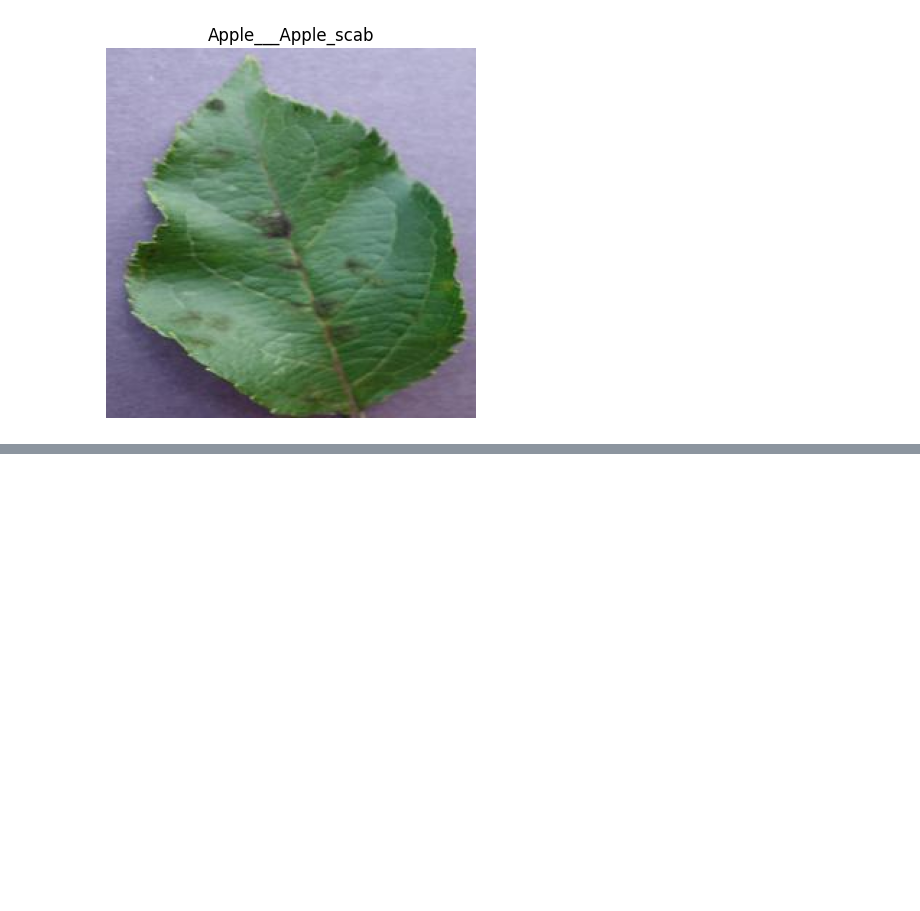
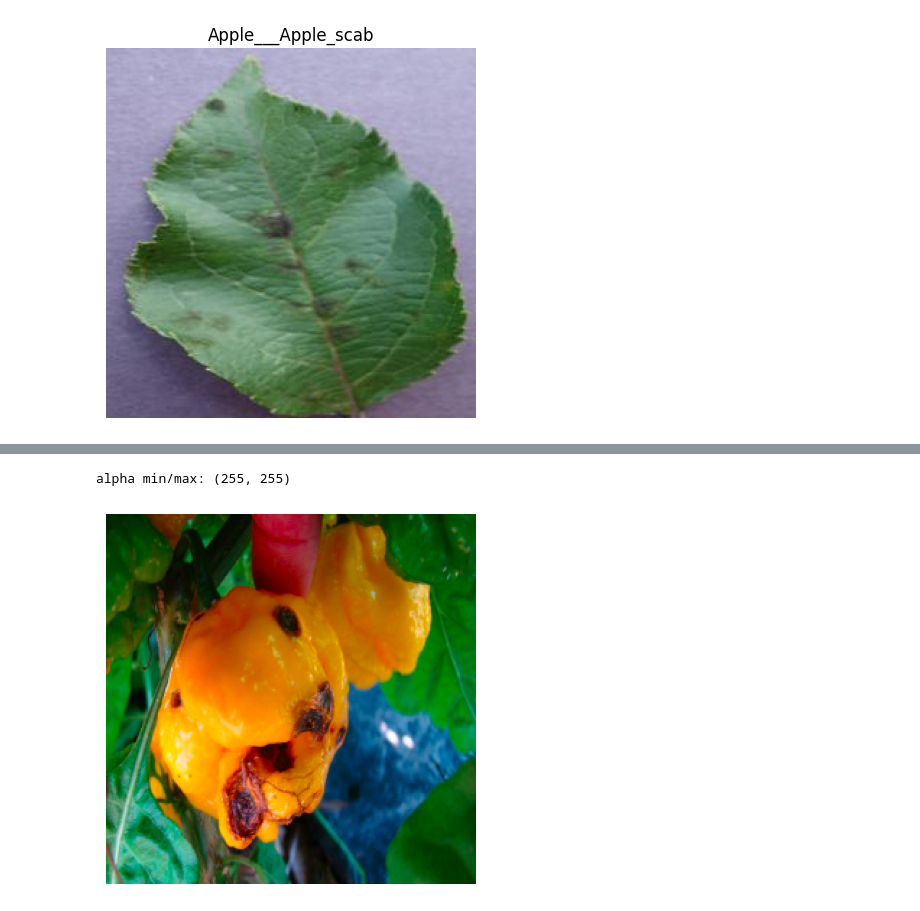
Before and after one commit to AlaaTaima/plant-model, a Jupyter notebook: plantmodel.ipynb, the cells around one changed output, grey strips where cells are left out. Cells and saved outputs as stored; diff of their text form; code cells hidden in the pictures; blank space fills up the shorter version.

```diff
--- a/plantmodel.ipynb
+++ b/plantmodel.ipynb
@@ -53,0 +176,18 @@ plt.show()
+# %%
+#شاهد الصورة وتحقق هل فيها شفافية فعلية
+#النتيجة (255, 255): القناة الرابعة كلها معتمة، والتحويل إلى RGB آمن تماماً.
+import matplotlib.pyplot as plt
+from PIL import Image
+
+p = clean_df[clean_df["mode"] == "RGBA"]["path"].iloc[0]
+im = Image.open(p)
+
+alpha = im.getchannel("A")
+print("alpha min/max:", alpha.getextrema())   # (255, 255) = لا شفافية فعلية
+
+plt.imshow(im.convert("RGB"))
+plt.axis("off")
+plt.show()
+# %% [output]
+alpha min/max: (255, 255)
+[figure, added]
```
Also changed, not shown: parts of 7 cells of this notebook.
